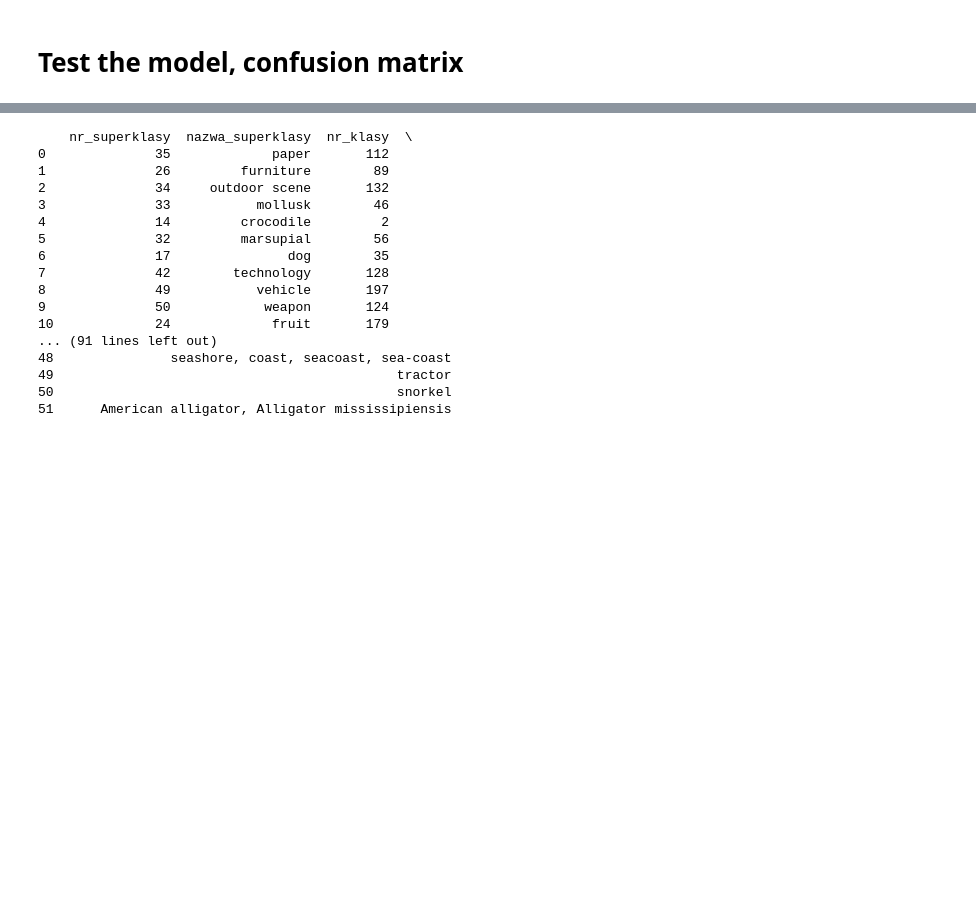
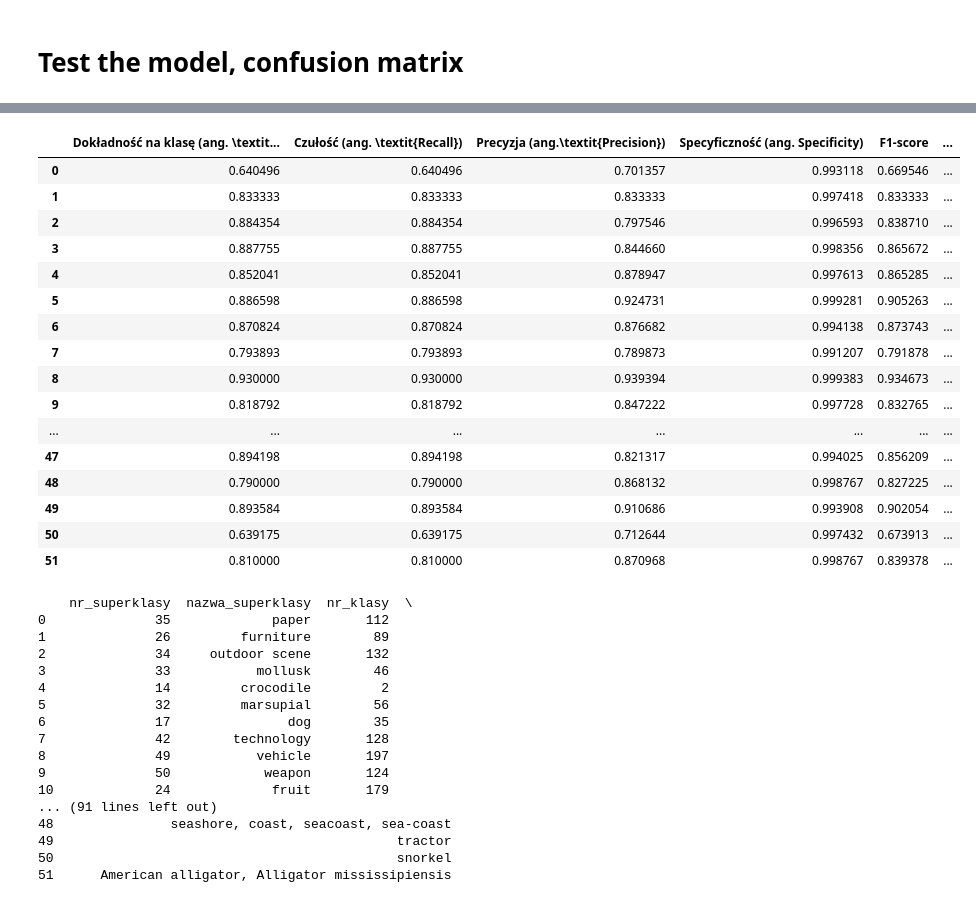
Before and after one commit to Patrycja-8/Master-thesis-notebooks, a Jupyter notebook: ResNet-18_Tiny_ImageNet.ipynb, the cells around one changed output, grey strips where cells are left out. Drawn from its saved outputs; the diff is of its cells as text; code cells hidden in the pictures; blank space fills up the shorter version.

```diff
--- a/ResNet-18_Tiny_ImageNet.ipynb
+++ b/ResNet-18_Tiny_ImageNet.ipynb
@@ -1157,0 +1189,20 @@ pred_superclasses = [filt_class_map[label] for label in pred_class_names ]
+# %%
+df
+# %% [output]
+|  | Dokładność na klasę (ang. \textit... | Czułość (ang. \textit{Recall}) | Precyzja (ang.\textit{Precision}) | Specyficzność (ang. Specificity) | F1-score | ... |
+| 0 | 0.640496 | 0.640496 | 0.701357 | 0.993118 | 0.669546 | ... |
+| 1 | 0.833333 | 0.833333 | 0.833333 | 0.997418 | 0.833333 | ... |
+| 2 | 0.884354 | 0.884354 | 0.797546 | 0.996593 | 0.838710 | ... |
+| 3 | 0.887755 | 0.887755 | 0.844660 | 0.998356 | 0.865672 | ... |
+| 4 | 0.852041 | 0.852041 | 0.878947 | 0.997613 | 0.865285 | ... |
+| 5 | 0.886598 | 0.886598 | 0.924731 | 0.999281 | 0.905263 | ... |
+| 6 | 0.870824 | 0.870824 | 0.876682 | 0.994138 | 0.873743 | ... |
+| 7 | 0.793893 | 0.793893 | 0.789873 | 0.991207 | 0.791878 | ... |
+| 8 | 0.930000 | 0.930000 | 0.939394 | 0.999383 | 0.934673 | ... |
+| 9 | 0.818792 | 0.818792 | 0.847222 | 0.997728 | 0.832765 | ... |
+| ... | ... | ... | ... | ... | ... | ... |
+| 47 | 0.894198 | 0.894198 | 0.821317 | 0.994025 | 0.856209 | ... |
+| 48 | 0.790000 | 0.790000 | 0.868132 | 0.998767 | 0.827225 | ... |
+| 49 | 0.893584 | 0.893584 | 0.910686 | 0.993908 | 0.902054 | ... |
+| 50 | 0.639175 | 0.639175 | 0.712644 | 0.997432 | 0.673913 | ... |
+| 51 | 0.810000 | 0.810000 | 0.870968 | 0.998767 | 0.839378 | ... |
```
Also changed, not shown: parts of 8 cells of this notebook.
